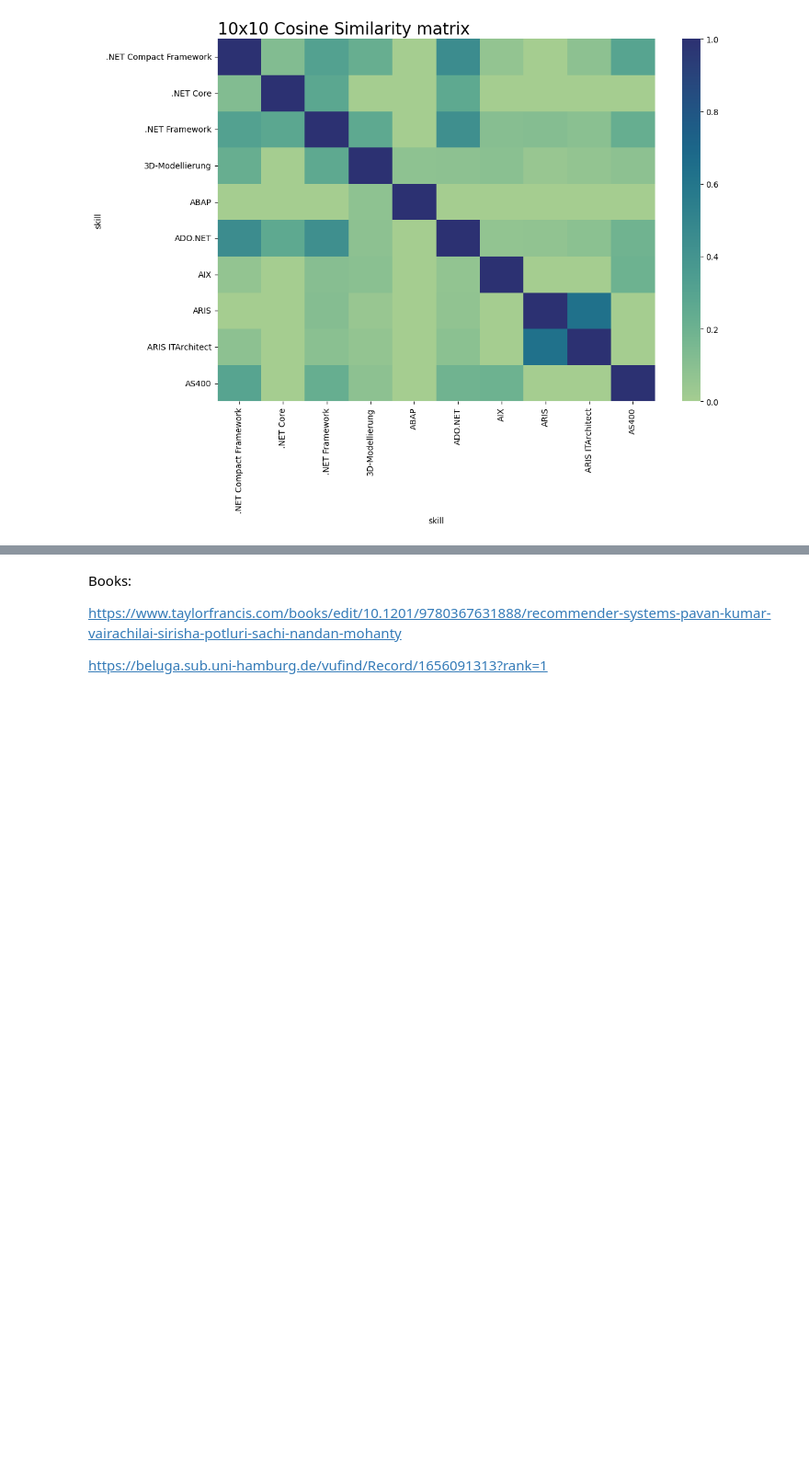
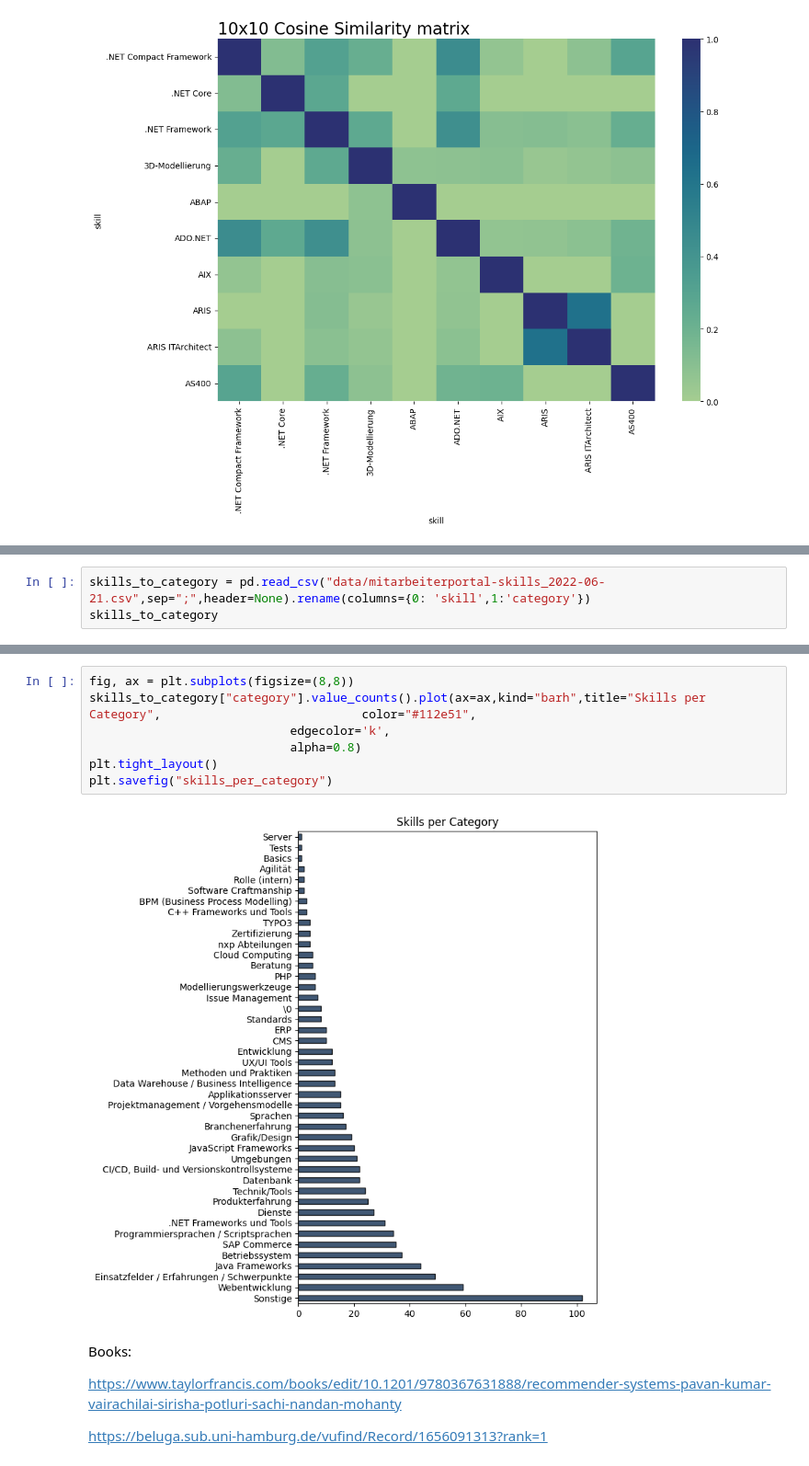
Before and after one commit to maximizer36/DS_AP, a Jupyter notebook: AP_descriptive_analysis.ipynb, the cells around one changed output, grey strips where cells are left out. Shown at 92% size. Saved outputs shown, nothing was run; the diff lists cells and outputs as text; blank space fills up the shorter version.

```diff
--- a/AP_descriptive_analysis.ipynb
+++ b/AP_descriptive_analysis.ipynb
@@ -351,0 +354,3 @@ plt.show()
+# %%
+skills_to_category = pd.read_csv("data/mitarbeiterportal-skills_2022-06-21.csv",sep=";",header=None).rename(columns={0: 'skill',1:'category'})
+skills_to_category
@@ -352,3 +371,12 @@ plt.show()
+# %%
+fig, ax = plt.subplots(figsize=(8,8))
+skills_to_category["category"].value_counts().plot(ax=ax,kind="barh",title="Skills per Category",                            color="#112e51",
+                            edgecolor='k',
+                            alpha=0.8)
+plt.tight_layout()
+plt.savefig("skills_per_category")
+# %% [output]
+[figure, added]
 # %% [markdown]
 Books:
 
```
Also changed, not shown: parts of 3 cells of this notebook.
